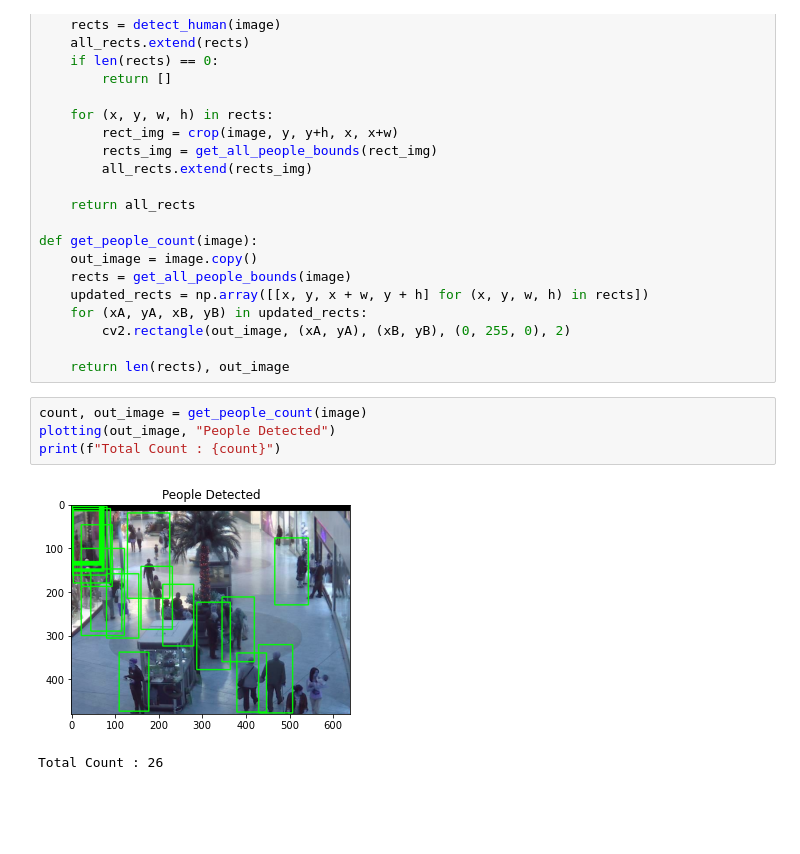
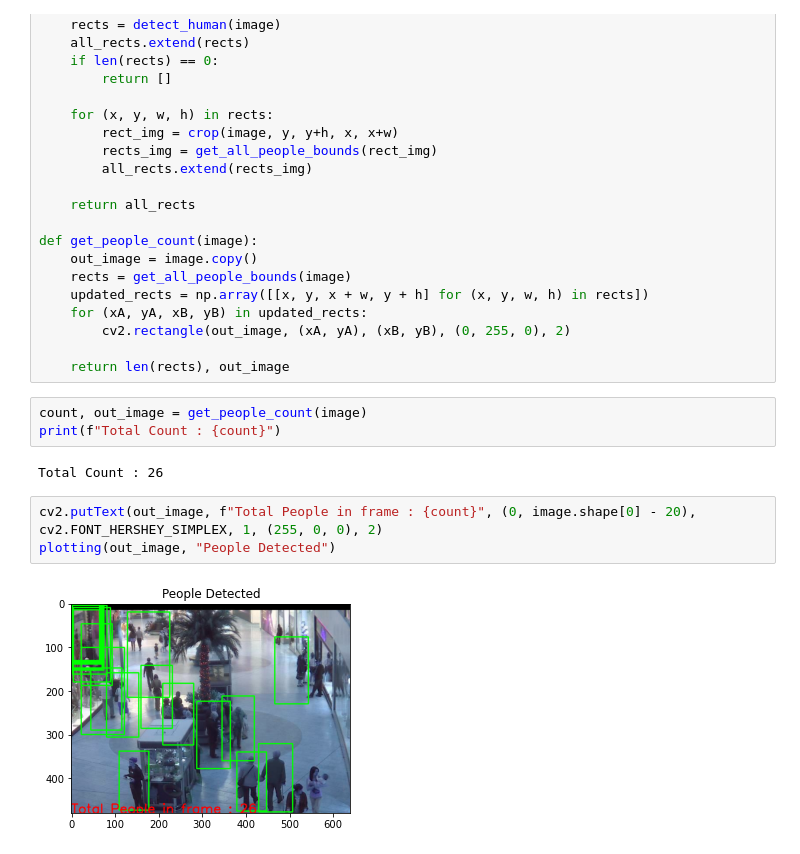
Before and after one commit to Mayank-Gupta1805/Object-People-Detection, a Jupyter notebook: HOG.ipynb, the cells around one changed output. Drawn from its saved outputs; the diff is of its cells as text; blank space fills up the shorter version.

```diff
--- a/HOG.ipynb
+++ b/HOG.ipynb
@@ -152,8 +149,11 @@ def get_people_count(image):
     return len(rects), out_image
 # %%
 count, out_image = get_people_count(image)
-plotting(out_image, "People Detected")
 print(f"Total Count : {count}")
 # %% [output]
-[figure, removed]
 Total Count : 26
+# %%
+cv2.putText(out_image, f"Total People in frame : {count}", (0, image.shape[0] - 20), cv2.FONT_HERSHEY_SIMPLEX, 1, (255, 0, 0), 2)
+plotting(out_image, "People Detected")
+# %% [output]
+[figure, added]
```
Also changed, not shown: parts of 1 cell of this notebook, 3 other files.
